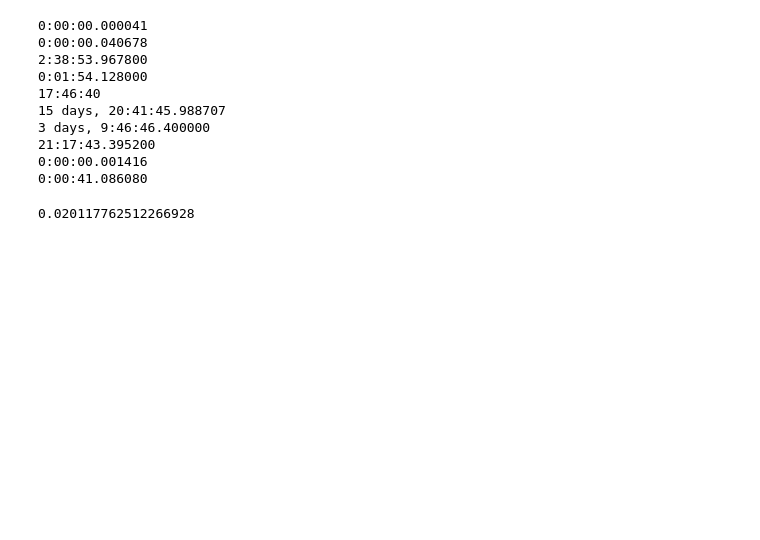
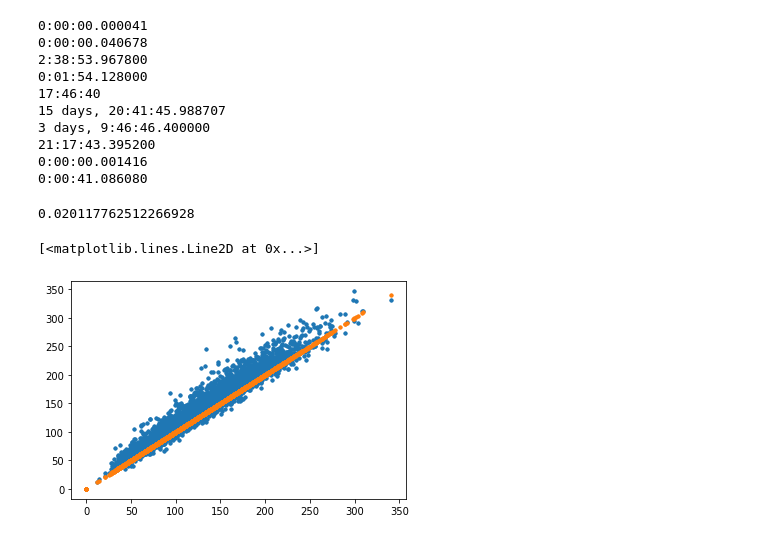
Before and after one commit to sb-ncbr/overprot, a Jupyter notebook: OverProt/working_scripts/trees_stuff.ipynb, the cells around one changed output. Cells and saved outputs as stored; diff of their text form; code cells hidden in the pictures; blank space fills up the shorter version.

```diff
--- a/OverProt/working_scripts/trees_stuff.ipynb
+++ b/OverProt/working_scripts/trees_stuff.ipynb
@@ -410,3 +410,18 @@ print(timedelta(seconds=0.028) *4076 *0.36)
 0:00:00.001416
 0:00:41.086080
 0.020117762512266928
+# %%
+RESULTS = Path('/home/adam/Workspace/Python/OverProt/data-ssd/tree/sample4076/results')
+n = 100
+d_op = np.loadtxt(RESULTS/f'distance_{n}x{n}-op-lin15.csv')
+d_opi0 = np.loadtxt(RESULTS/f'distance_{n}x{n}-opi0-lin15.csv')
+d_opi1 = np.loadtxt(RESULTS/f'distance_{n}x{n}-opi1-lin15.csv')
+d_opi3 = np.loadtxt(RESULTS/f'distance_{n}x{n}-opi3-lin15.csv')
+d_opi10 = np.loadtxt(RESULTS/f'distance_{n}x{n}-opi10-lin15.csv')
+plt.plot(d_op.flatten(), d_opi1.flatten(), '.')
+# plt.plot(d_op.flatten(), d_opi3.flatten(), '.')
+# plt.plot(d_op.flatten(), d_opi10.flatten(), '.')
+plt.plot(d_op.flatten(), d_opi0.flatten(), '.')
+# %% [output]
+[<matplotlib.lines.Line2D at 0x...>]
+[figure, added]
```
Also changed, not shown: 13 other files.
